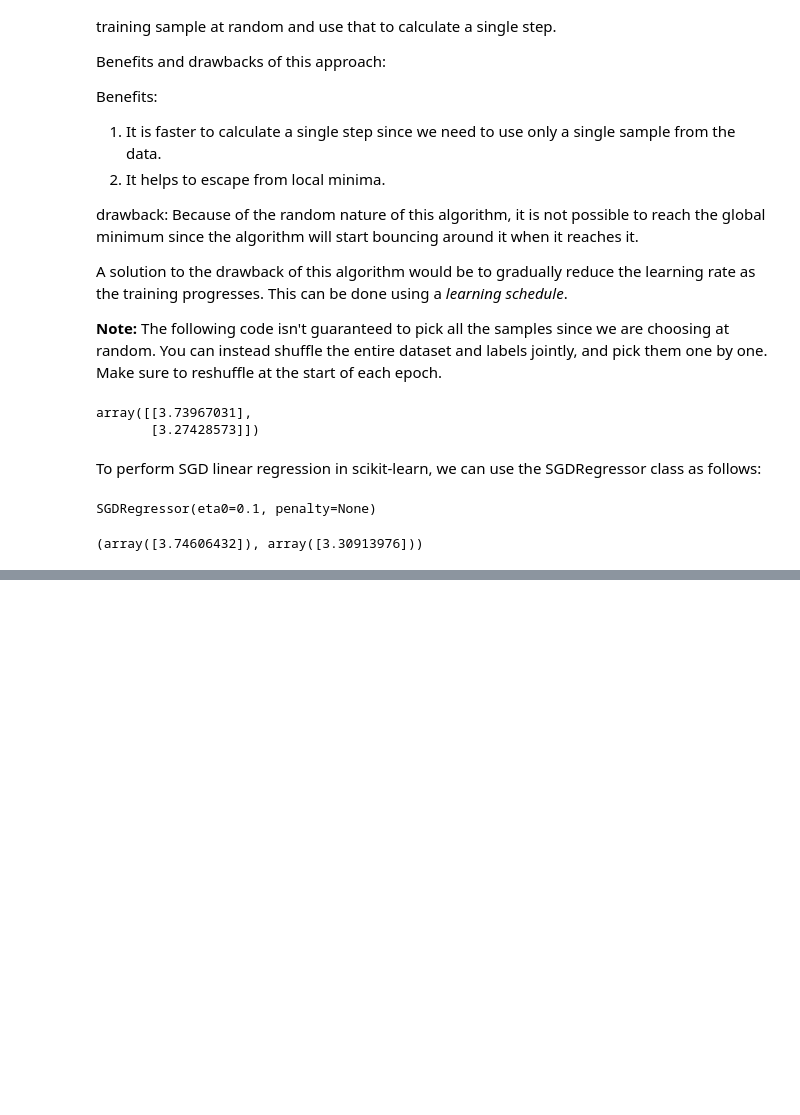
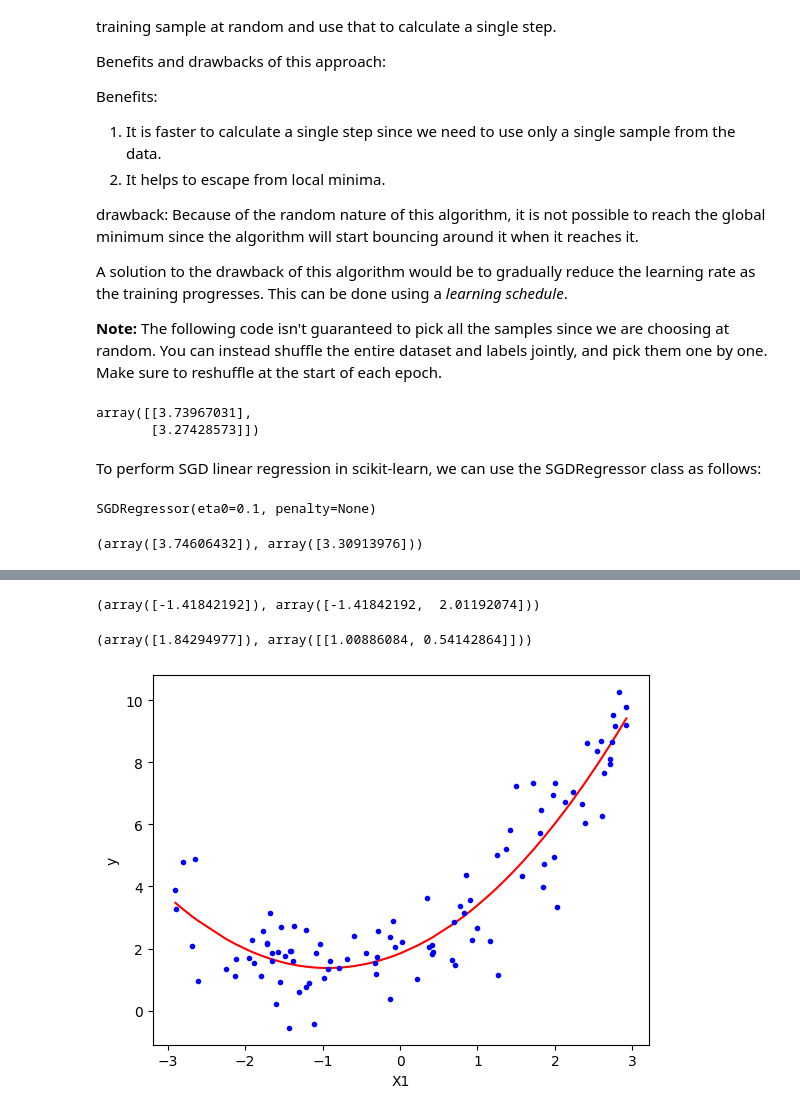
Before and after one commit to Thoalfeqar-gata/Hands-on-machine-learing-, a Jupyter notebook: Training Models/main.ipynb, the cells around one changed output, grey strips where cells are left out. Saved outputs shown, nothing was run; the diff lists cells and outputs as text; code cells hidden in the pictures; blank space fills up the shorter version.

```diff
--- a/Training Models/main.ipynb
+++ b/Training Models/main.ipynb
@@ -189,0 +208,24 @@ sgd_reg.intercept_, sgd_reg.coef_
+# %%
+from sklearn.preprocessing import PolynomialFeatures
+poly_features = PolynomialFeatures(degree = 2, include_bias = False)
+X_poly = poly_features.fit_transform(X) # add the square of X as a new feature
+X[0], X_poly[0]
+# %% [output]
+(array([-1.41842192]), array([-1.41842192,  2.01192074]))
+# %%
+lin_reg_quadratic = LinearRegression()
+lin_reg_quadratic.fit(X_poly, y)
+lin_reg_quadratic.intercept_, lin_reg_quadratic.coef_
+# %% [output]
+(array([1.84294977]), array([[1.00886084, 0.54142864]]))
+# %%
+y_pred = lin_reg_quadratic.predict(X_poly)
+# %%
+sorted_index = X.ravel().argsort()
+plt.plot(X.ravel()[sorted_index], y_pred.ravel()[sorted_index], 'r-')
+plt.plot(X, y, 'b.')
+plt.xlabel('X1')
+plt.ylabel('y')
+plt.show()
+# %% [output]
+[figure, added]
```
Also changed, not shown: parts of 17 cells of this notebook.
